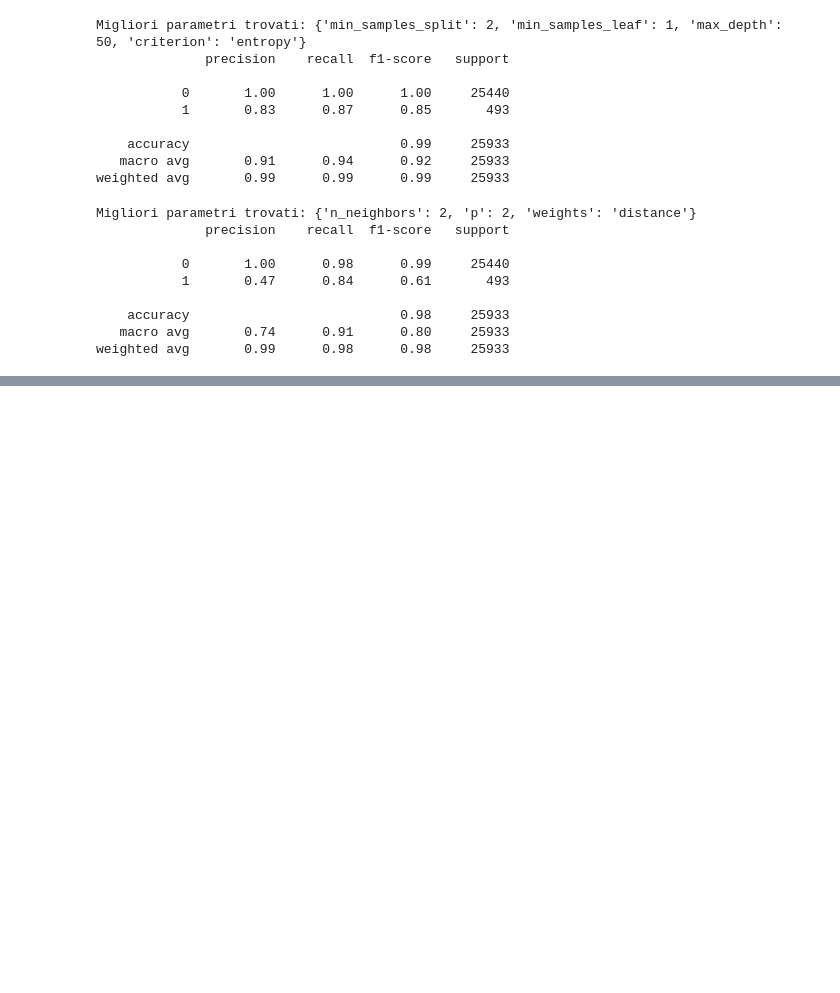
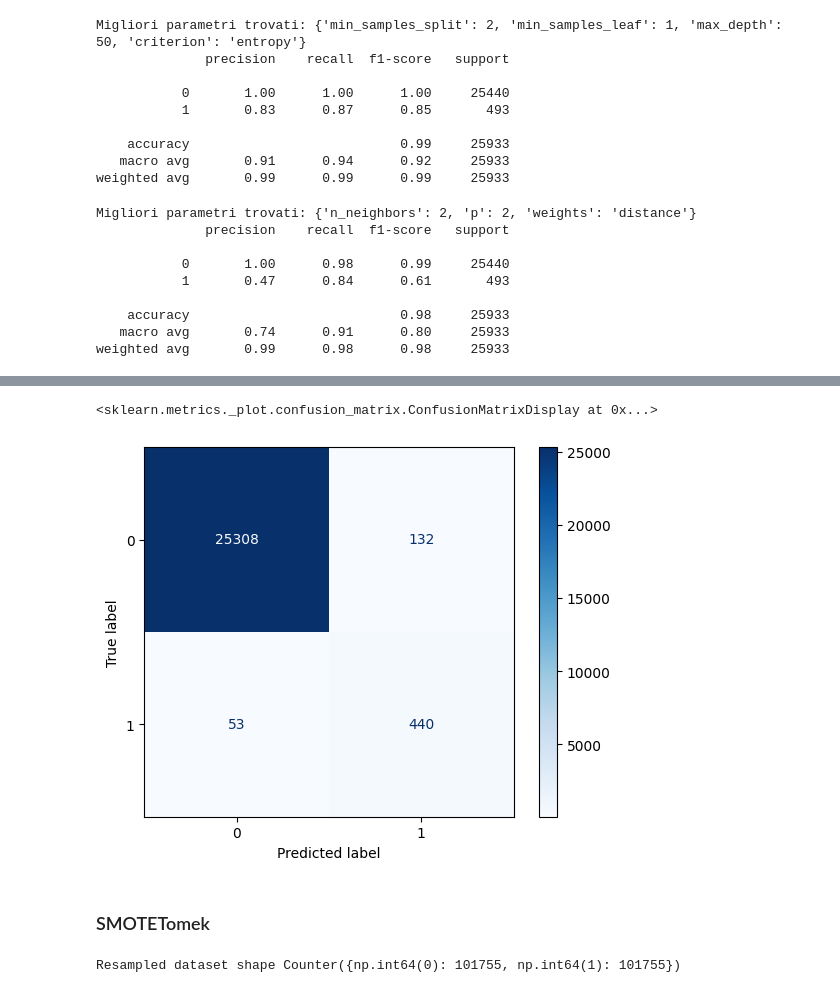
Before and after one commit to drizzello/DataMining2, a Jupyter notebook: TABULAR_IMBALANCED.ipynb, the cells around one changed output, grey strips where cells are left out. Drawn from its saved outputs; the diff is of its cells as text; code cells hidden in the pictures; blank space fills up the shorter version.

Commit message:
imb learning with combined models

```diff
--- a/TABULAR_IMBALANCED.ipynb
+++ b/TABULAR_IMBALANCED.ipynb
@@ -654,0 +693,5 @@ weighted avg       0.99      0.98      0.98     25933
+# %%
+# 1. Inspect resampled distribution (optional)
+smoteenn = SMOTEENN(random_state=42)
+X_res, y_res = smoteenn.fit_resample(X_train, y_train)
+print('Resampled dataset shape %s' % Counter(y_res))
@@ -654,0 +700,29 @@ weighted avg       0.99      0.98      0.98     25933
+# %%
+# DT con grid
+
+dtree = DecisionTreeClassifier(random_state=42)
+
+# Definizione dei parametri da ottimizzare
+param_grid = {
+    'criterion': ['gini', 'entropy'],
+    'max_depth': [None, 10, 20, 30, 40, 50],
+    'min_samples_split': [2, 10, 20, 30, 40, 50],
+    'min_samples_leaf': [1, 5, 10, 20, 30, 40]
+}
+
+# Configurazione della Grid Search
+grid_search = RandomizedSearchCV(estimator=dtree, param_distributions=param_grid, n_iter=10,  cv=5, n_jobs=-1)
+
+# Addestramento del modello
+grid_search.fit(X_res, y_res)
+
+# Migliori parametri trovati
+print(f"Migliori parametri trovati: {grid_search.best_params_}")
+
+# Predizioni sul set di test
+y_pred = grid_search.predict(X_test)
+
+# Report di classificazione
+print(classification_report(y_test, y_pred))
+
+dt_smotenn = grid_search
@@ -654,0 +739,15 @@ weighted avg       0.99      0.98      0.98     25933
+# %%
+cm = confusion_matrix(y_test, y_pred)
+disp = ConfusionMatrixDisplay(cm, display_labels=np.unique(y_test))
+disp.plot(cmap='Blues')
+# %% [output]
+<sklearn.metrics._plot.confusion_matrix.ConfusionMatrixDisplay at 0x...>
+[figure, added]
+# %% [markdown]
+### SMOTETomek
+# %%
+smt = SMOTETomek(random_state=42)
+X_res, y_res = smt.fit_resample(X_train, y_train)
+print('Resampled dataset shape %s' % Counter(y_res))
+# %% [output]
+Resampled dataset shape Counter({np.int64(0): 101755, np.int64(1): 101755})
```
Also changed, not shown: parts of 16 cells of this notebook.
